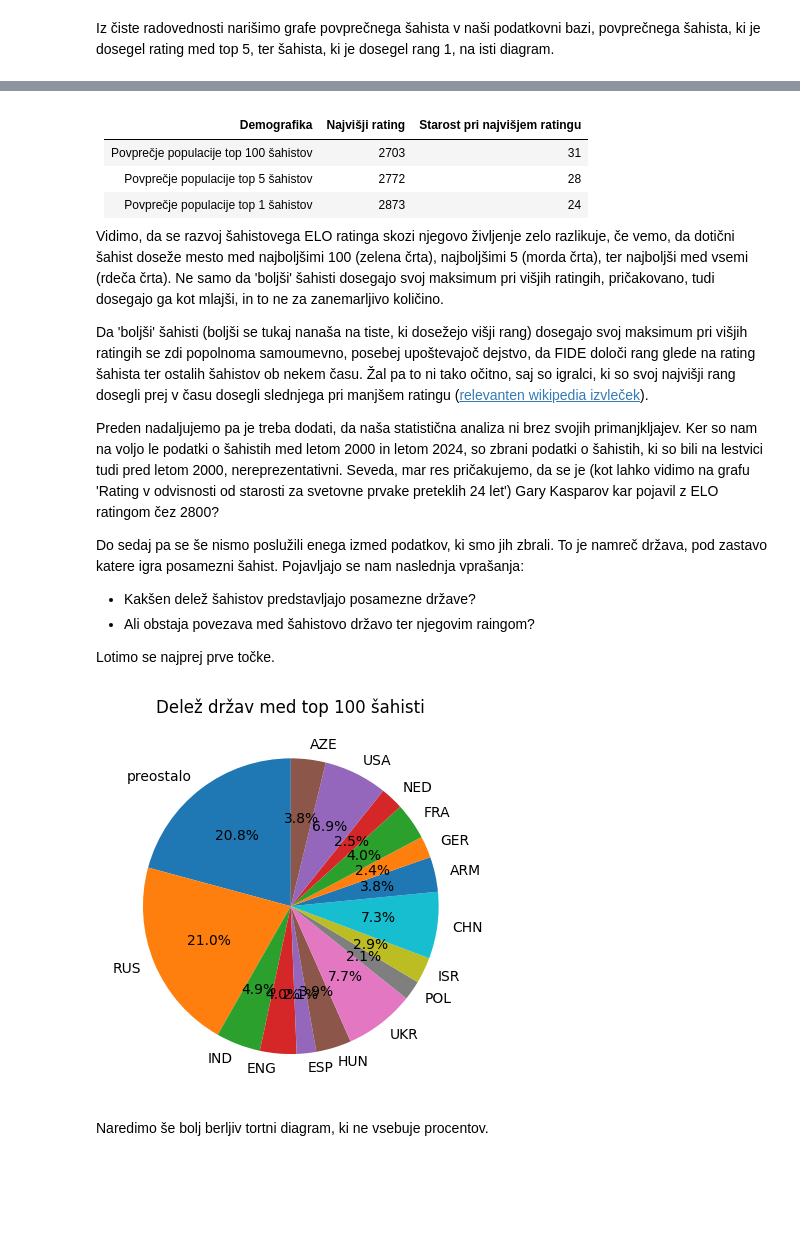
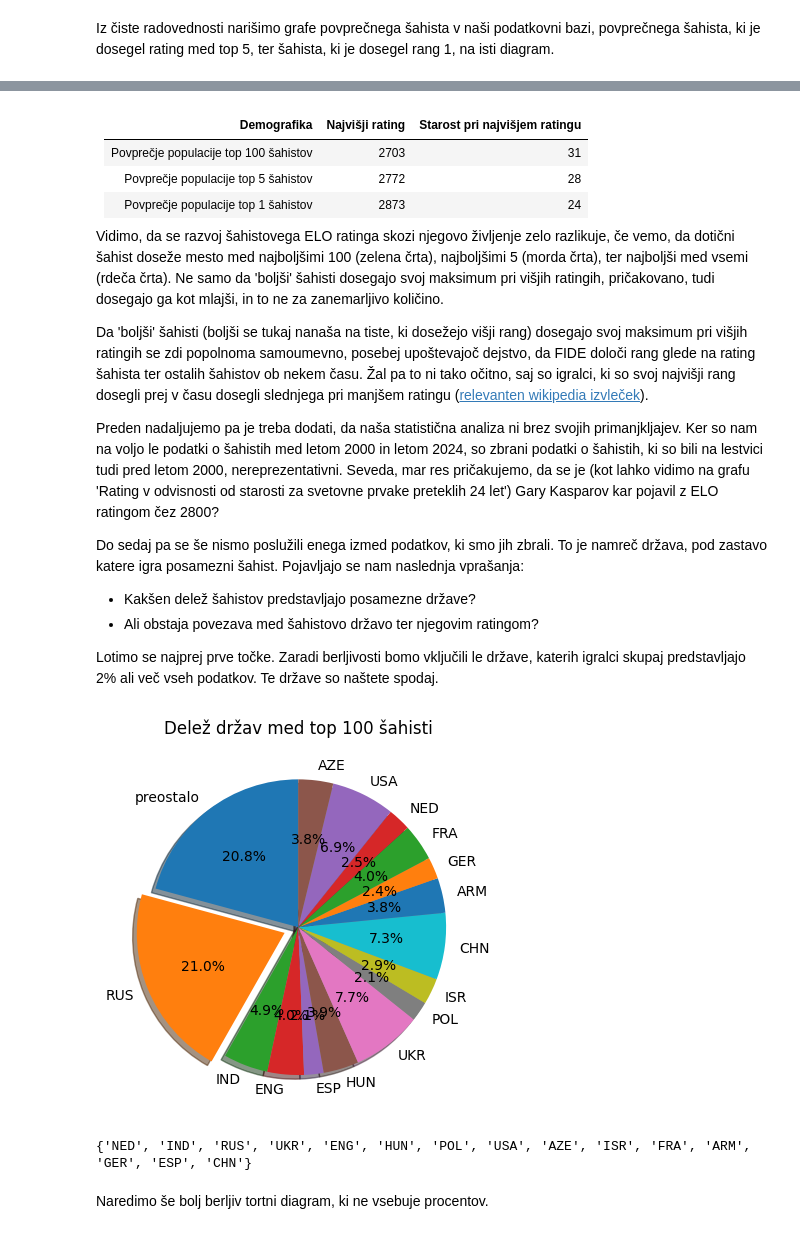
Before and after one commit to HugoTrebse/UVP-projektna-naloga, a Jupyter notebook: analiza_podatkov.ipynb, the cells around one changed output, grey strips where cells are left out. Drawn from its saved outputs; the diff is of its cells as text; code cells hidden in the pictures; blank space fills up the shorter version.

Commit message:
Dodal tekst ter puscice na en izmed diagramov.

```diff
--- a/analiza_podatkov.ipynb
+++ b/analiza_podatkov.ipynb
@@ -251,22 +271,28 @@ Preden nadaljujemo pa je treba dodati, da naša statistična analiza ni brez svo
 Do sedaj pa se še nismo poslužili enega izmed podatkov, ki smo jih zbrali. To je namreč država, pod zastavo katere igra posamezni šahist.
 Pojavljajo se nam naslednja vprašanja:
 * Kakšen delež šahistov predstavljajo posamezne države?
-* Ali obstaja povezava med šahistovo državo ter njegovim raingom?
+* Ali obstaja povezava med šahistovo državo ter njegovim ratingom?
 
-Lotimo se najprej prve točke.
+Lotimo se najprej prve točke. Zaradi berljivosti bomo vključili le države, katerih igralci skupaj predstavljajo 2% ali več vseh podatkov. Te države so naštete spodaj.
 # %%
 pogostost_drzav, prazne_drzave, stevilo_podatkov, meja, najproduktivnejsa_drzava  = af.drzave_splosne_informacije()
 
 pogostost_drzav_nad_mejo, drzave_nad_mejo = af.pogostost_drzav_nad_mejo(pogostost_drzav, meja)
 
 pogostost_drzav_nad_mejo_pandas = pd.Series(pogostost_drzav_nad_mejo)
 
-pogostost_drzav_nad_mejo_pandas.plot.pie(autopct='%1.1f%%', startangle=90)
+eksplozija = af.eksplozija(pogostost_drzav_nad_mejo, najproduktivnejsa_drzava)
+
+
+pogostost_drzav_nad_mejo_pandas.plot.pie(explode = eksplozija, autopct='%1.1f%%', startangle=90, shadow=True)
 plt.title('Delež držav med top 100 šahisti')
 plt.ylabel('')
 plt.show()
+
+print(drzave_nad_mejo)
 # %% [output]
-[figure, old version]
+[figure, new version]
+{'NED', 'IND', 'RUS', 'UKR', 'ENG', 'HUN', 'POL', 'USA', 'AZE', 'ISR', 'FRA', 'ARM', 'GER', 'ESP', 'CHN'}
 # %% [markdown]
 Naredimo še bolj berljiv tortni diagram, ki ne vsebuje procentov.
 # %%
```
Also changed, not shown: parts of 10 cells of this notebook, 1 other file.
